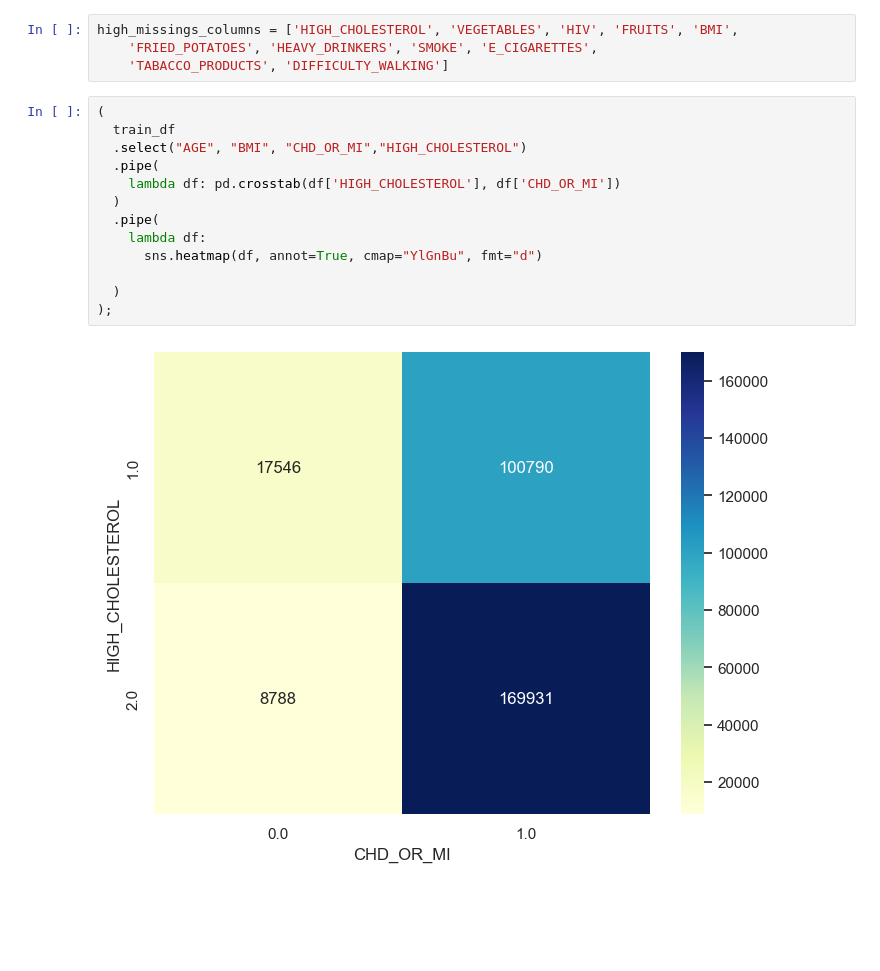
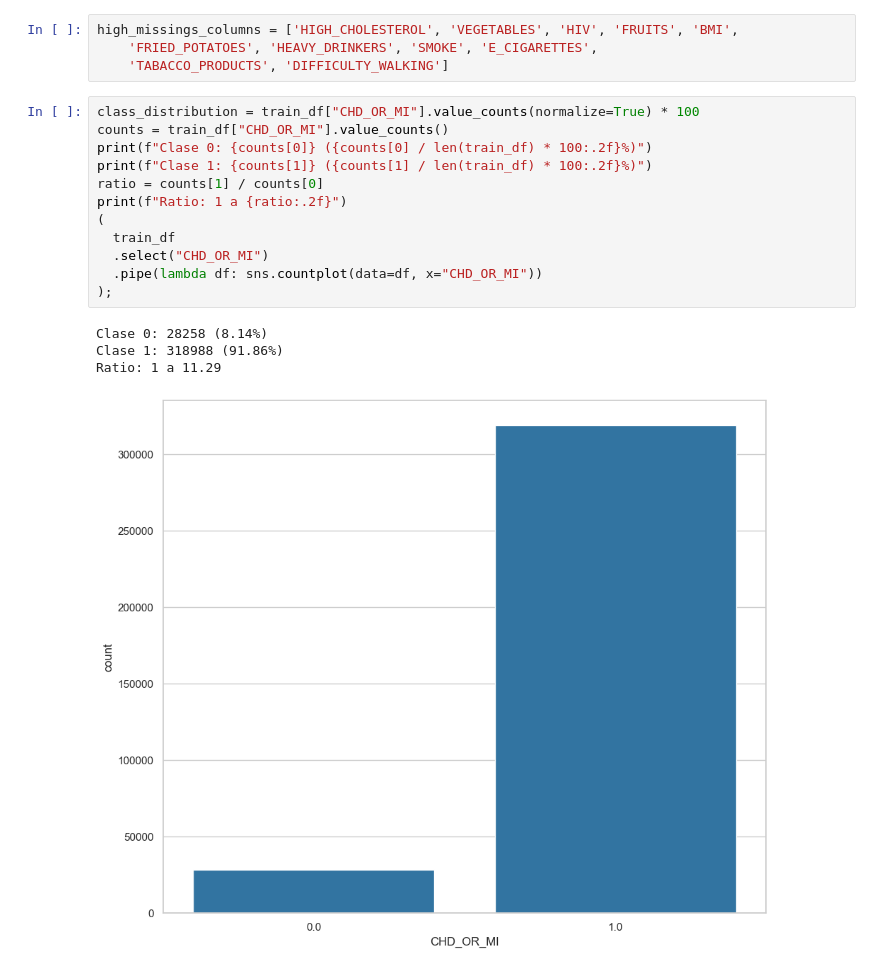
Before and after one commit to walteralv/-PhawAI-Predicci-n-de-enfermedades-coronarias, a Jupyter notebook: 01- EDA.ipynb, the cells around one changed output. Drawn from its saved outputs; the diff is of its cells as text; blank space fills up the shorter version.

```diff
--- a/01- EDA.ipynb
+++ b/01- EDA.ipynb
@@ -72,18 +86,20 @@ train_df.describe(include="category")
 high_missings_columns = ['HIGH_CHOLESTEROL', 'VEGETABLES', 'HIV', 'FRUITS', 'BMI',
     'FRIED_POTATOES', 'HEAVY_DRINKERS', 'SMOKE', 'E_CIGARETTES',
     'TABACCO_PRODUCTS', 'DIFFICULTY_WALKING']
-# %%
-(
-  train_df
-  .select("AGE", "BMI", "CHD_OR_MI","HIGH_CHOLESTEROL")
-  .pipe(
-    lambda df: pd.crosstab(df['HIGH_CHOLESTEROL'], df['CHD_OR_MI'])
-  )
-  .pipe(
-    lambda df:
-      sns.heatmap(df, annot=True, cmap="YlGnBu", fmt="d")
-
-  )
-);
-# %% [output]
-[figure, removed]
+# %%
+class_distribution = train_df["CHD_OR_MI"].value_counts(normalize=True) * 100
+counts = train_df["CHD_OR_MI"].value_counts()
+print(f"Clase 0: {counts[0]} ({counts[0] / len(train_df) * 100:.2f}%)")
+print(f"Clase 1: {counts[1]} ({counts[1] / len(train_df) * 100:.2f}%)")
+ratio = counts[1] / counts[0]
+print(f"Ratio: 1 a {ratio:.2f}")
+(
+  train_df
+  .select("CHD_OR_MI")
+  .pipe(lambda df: sns.countplot(data=df, x="CHD_OR_MI"))
+);
+# %% [output]
+Clase 0: 28258 (8.14%)
+Clase 1: 318988 (91.86%)
+Ratio: 1 a 11.29
+[figure, added]
```
Also changed, not shown: parts of 35 cells of this notebook, 1 other file.
